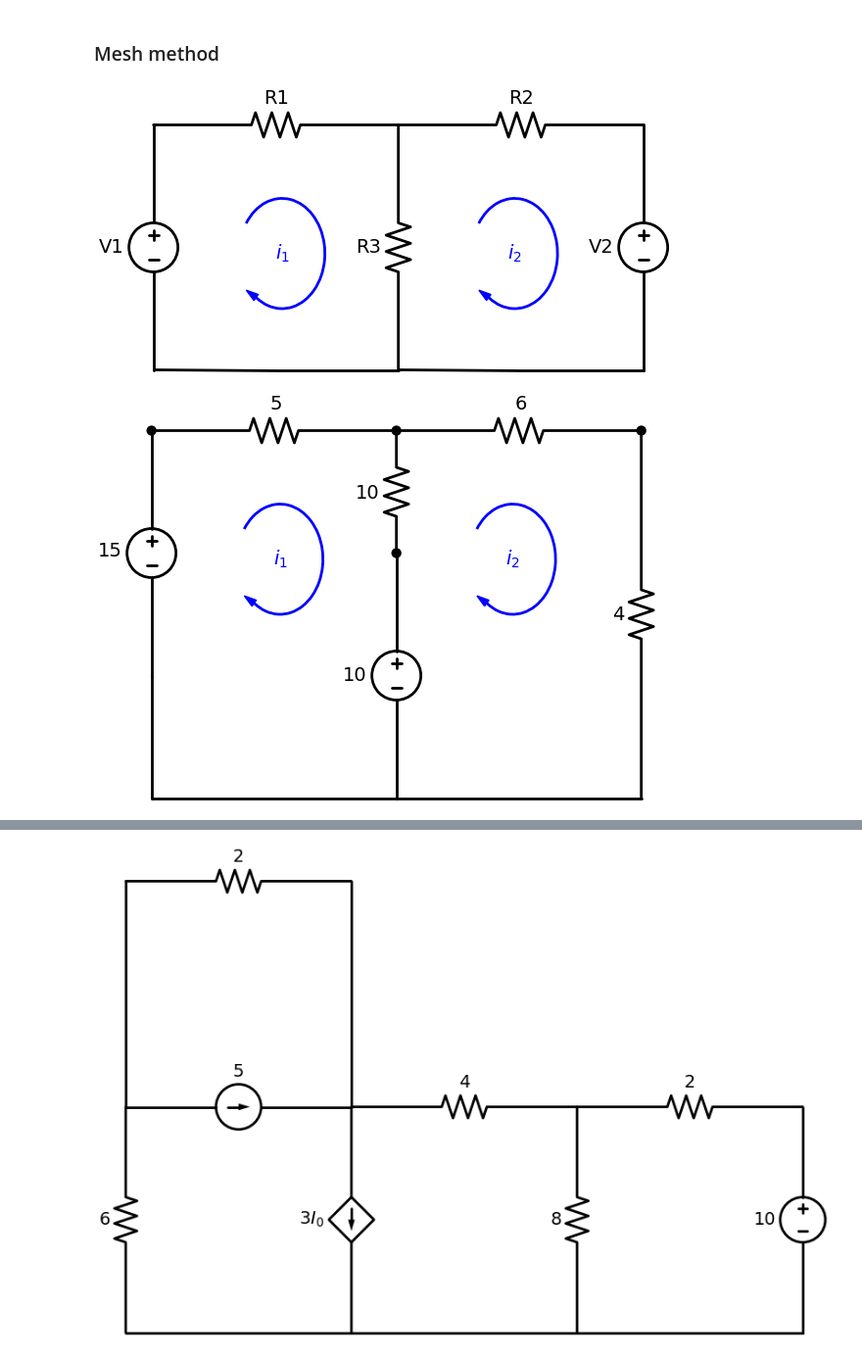
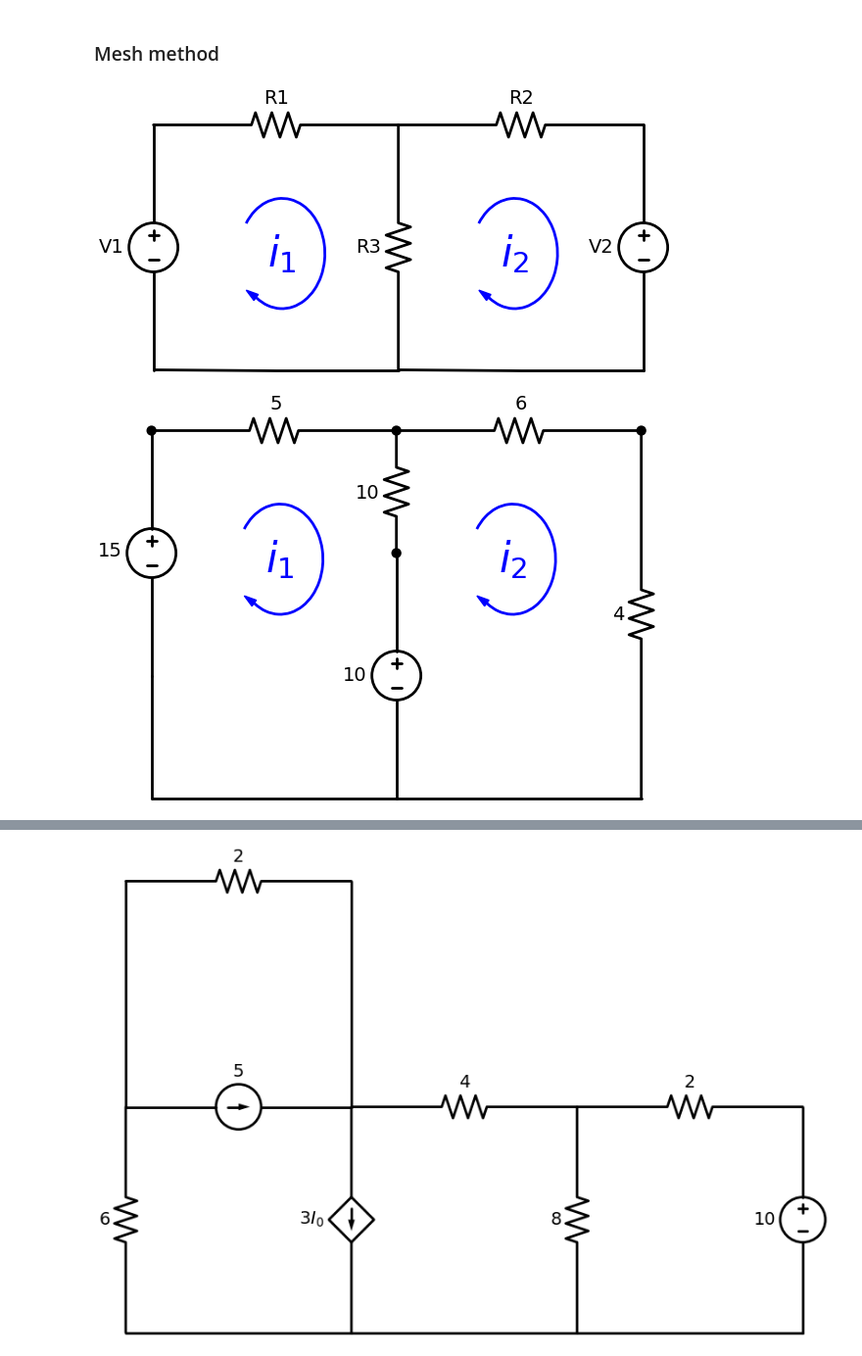
Before and after one commit to funmv/course_electricity, a Jupyter notebook: SchemDraw.ipynb, the cells around one changed output, grey strips where cells are left out. Shown: that part at 98% size. Cells and saved outputs as stored; diff of their text form; code cells hidden in the pictures.

```diff
--- a/SchemDraw.ipynb
+++ b/SchemDraw.ipynb
@@ -127,19 +127,19 @@ with schemdraw.Drawing() as d:
 # %%
 with schemdraw.Drawing() as d:
     d.config(unit=5)
     V1 = elm.SourceV().up().label('V1')
     R1 = elm.Resistor().right().label('R1')
     d.push()
     elm.Resistor().right().label('R2')
     V2=elm.SourceV().down().reverse().label('V2')
     L3=elm.Line().left()
     d.pop()
     R3=elm.Resistor().down().label('R3')
     L4 = elm.Line().left()
-    elm.LoopCurrent([R1,R3,L4,V1], theta1=-120, theta2=140, pad=1.25).label('$i_1$').color('blue')
-    elm.LoopCurrent([R1,V2,L3,R3], theta1=-120, theta2=140, pad=1.25).label('$i_2$').color('blue')
+    elm.LoopCurrent([R1,R3,L4,V1], theta1=-120, theta2=140, pad=1.25).label('$i_1$', fontsize=30).color('blue')
+    elm.LoopCurrent([R1,V2,L3,R3], theta1=-120, theta2=140, pad=1.25).label('$i_2$', fontsize=30).color('blue')
 # %% [output]
-[figure, old version]
+[figure, new version]
 # %%
 with schemdraw.Drawing() as d:
     d.config(unit=5)
@@ -154,10 +154,10 @@ with schemdraw.Drawing() as d:
     elm.SourceV().down().reverse().label('10')
     elm.Line().left()
     elm.Line().up(d.unit*.5)
-    elm.LoopCurrent([R1,R3,L4,V1], theta1=-120, theta2=140, pad=1.25).label('$i_1$').color('blue')
-    elm.LoopCurrent([R1,V2,L3,R3], theta1=-120, theta2=140, pad=1.25).label('$i_2$').color('blue')
+    elm.LoopCurrent([R1,R3,L4,V1], theta1=-120, theta2=140, pad=1.25).label('$i_1$',fontsize=30).color('blue')
+    elm.LoopCurrent([R1,V2,L3,R3], theta1=-120, theta2=140, pad=1.25).label('$i_2$',fontsize=30).color('blue')
 # %% [output]
-[figure, old version]
+[figure, new version]
 # %%
 with schemdraw.Drawing() as d:
     d.config(unit=5)
```
Also changed, not shown: parts of 2 cells of this notebook.
